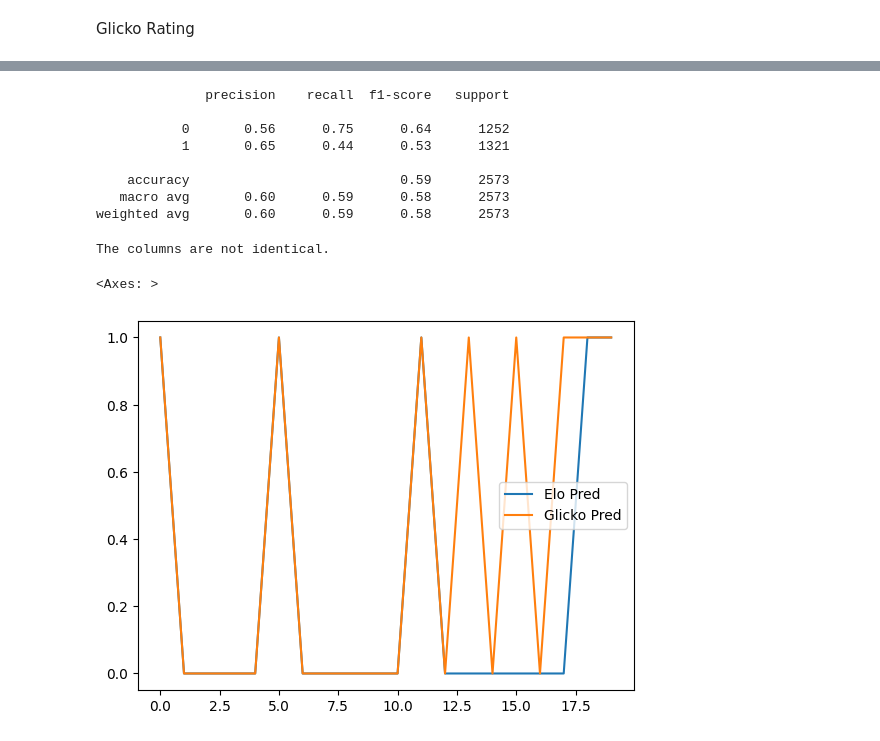
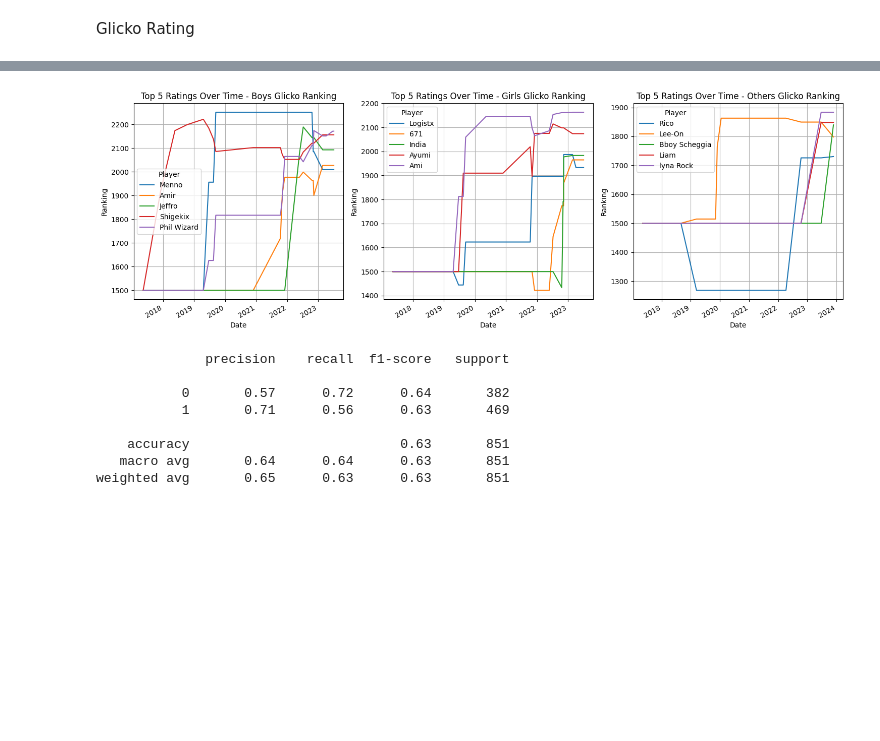
Before and after one commit to sarahaptumich/capstone, a Jupyter notebook: breaker_ranking_2.ipynb, the cells around one changed output, grey strips where cells are left out. Saved outputs shown, nothing was run; the diff lists cells and outputs as text; code cells hidden in the pictures; blank space fills up the shorter version.

```diff
--- a/breaker_ranking_2.ipynb
+++ b/breaker_ranking_2.ipynb
@@ -303,24 +271,50 @@ glicko_cur_ranking
+# %%
+boy_glicko_rank= b_model_glicko.rating_model.to_frame()
+girl_glicko_rank=g_model_glicko.rating_model.to_frame()
+other_glicko_rank=o_model_glicko.rating_model.to_frame()
+# %%
+boy_glicko_rank[['ranking', 'deviation', 'volatility']] = boy_glicko_rank['rating'].tolist()
+girl_glicko_rank[['ranking', 'deviation', 'volatility']] = girl_glicko_rank['rating'].tolist()
+other_glicko_rank[['ranking', 'deviation', 'volatility']] = other_glicko_rank['rating'].tolist()
+# %%
+boy_glicko_current = boy_glicko_rank[(boy_glicko_rank['valid_to'].isnull())].sort_values(by='ranking', ascending=False)
+boy_top10_glicko = boy_glicko_current[(boy_glicko_rank['valid_from'] >= '2023-01-01')].nlargest(10, 'ranking')
+girl_glicko_current = girl_glicko_rank[(girl_glicko_rank['valid_to'].isnull())].sort_values(by='ranking', ascending=False)
+girl_top10_glicko = girl_glicko_current[(girl_glicko_rank['valid_from'] >= '2023-01-01')].nlargest(10, 'ranking')
+other_glicko_current = other_glicko_rank[(other_glicko_rank['valid_to'].isnull())].sort_values(by='ranking', ascending=False)
+other_top10_glicko = other_glicko_current[(other_glicko_current['valid_from'] >= '2023-01-01')].nlargest(10, 'ranking')
+# %%
+def plot_top_ratings_glicko(ax, ratings_frame, title):
+    ts_est = ratings_frame.pivot_table(index='valid_from', columns='key', values='ranking').ffill()
+    idx = ts_est.iloc[-1].sort_values().index[-5:]
+    ts_est.loc[:, idx].plot(ax=ax)
+    ax.set_xlabel('Date')
+    ax.set_ylabel('Ranking')
+    ax.set_title(f'Top 5 Ratings Over Time - {title}')
+    ax.legend(title='Player')
+    ax.grid(True)
+# %%
+# Create subplots
+fig, axes = plt.subplots(1, 3, figsize=(15, 5))
+
+# Plot each model's top ratings horizontally
+plot_top_ratings_glicko(axes[0], boy_glicko_rank[boy_glicko_rank['key'].isin(boy_top10_glicko['key'].to_list())], 'Boys Glicko Ranking')
+plot_top_ratings_glicko(axes[1], girl_glicko_rank[girl_glicko_rank['key'].isin(girl_top10_glicko['key'].to_list())], 'Girls Glicko Ranking')
+plot_top_ratings_glicko(axes[2], other_glicko_rank[other_glicko_rank['key'].isin(other_top10_glicko['key'].to_list())], 'Others Glicko Ranking')
+
+# Show plots side by side
+plt.tight_layout()
+plt.show()
+# %% [output]
+[figure, added]
 # %%
-print(classification_report(X["label"], modelG.predict(X)))
+print(classification_report(X_girl["label"], g_model_glicko.predict(X_girl)))
 # %% [output]
               precision    recall  f1-score   support
 
-           0       0.56      0.75      0.64      1252
-           1       0.65      0.44      0.53      1321
+           0       0.57      0.72      0.64       382
+           1       0.71      0.56      0.63       469
 
-    accuracy                           0.59      2573
-   macro avg       0.60      0.59      0.58      2573
-weighted avg       0.60      0.59      0.58      2573
+    accuracy                           0.63       851
+   macro avg       0.64      0.64      0.63       851
+weighted avg       0.65      0.63      0.63       851
-# %%
-if (model.predict(X) == modelG.predict(X)).all():
-    print("The columns are identical.")
-else:
-    print("The columns are not identical.")
-# %% [output]
-The columns are not identical.
-# %%
-predictions=pd.concat([model.predict(X), modelG.predict(X)], axis=1)
-predictions.columns = ['Elo Pred', 'Glicko Pred']
-# %% [output]
-<Axes: >
-[figure, removed]
```
Also changed, not shown: parts of 19 cells of this notebook.
